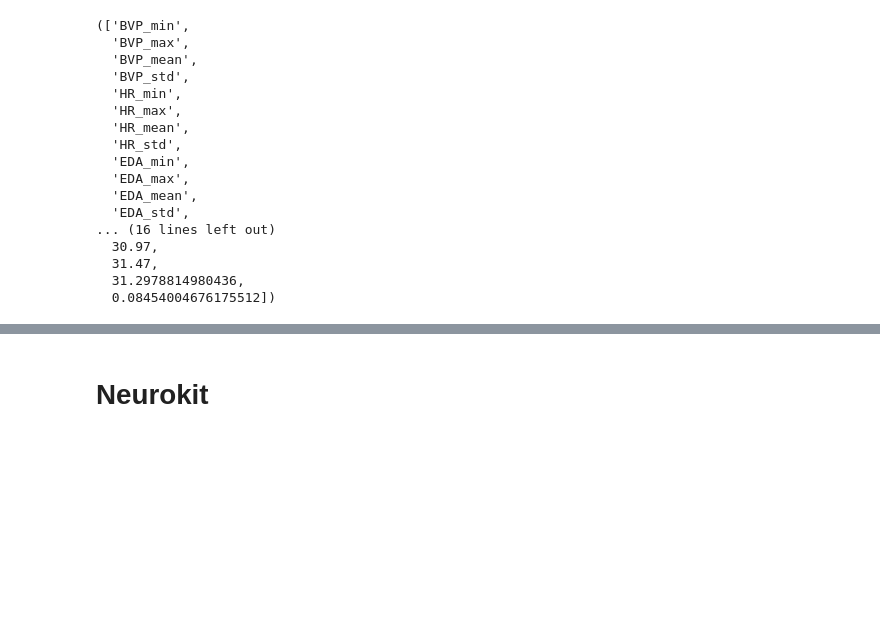
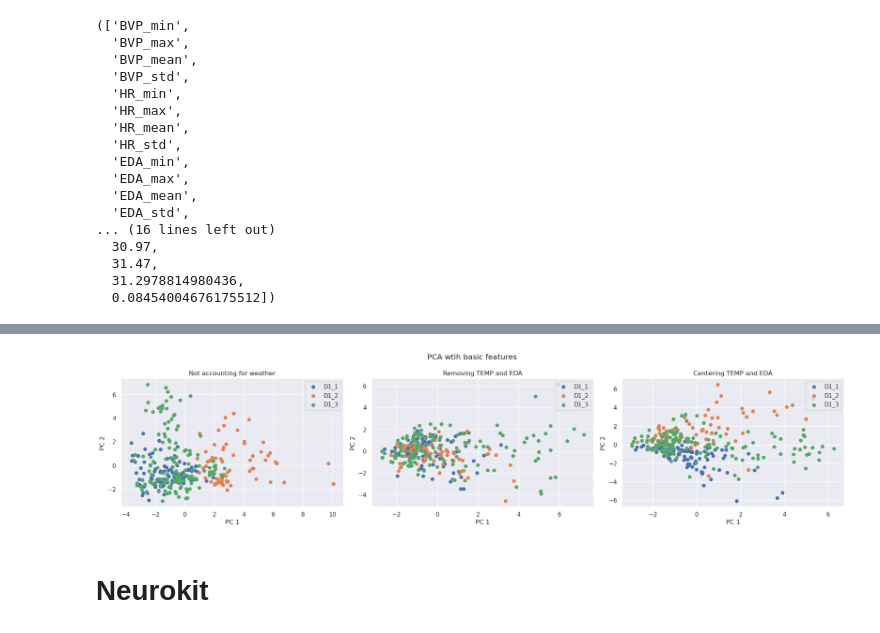
Before and after one commit to tbarcinski/02582-Computational-Data-Analysis, a Jupyter notebook: Case2/Explore.ipynb, the cells around one changed output, grey strips where cells are left out. Drawn from its saved outputs; the diff is of its cells as text; code cells hidden in the pictures; blank space fills up the shorter version.

```diff
--- a/Case2/Explore.ipynb
+++ b/Case2/Explore.ipynb
@@ -306,3 +354,50 @@ plt.show()
+# %%
+basic_ds = []
+for path in metadata['Path']:
+    feature_names, features = get_basic_features(path)
+    basic_ds.append(features)
+
+basic_ds = pd.DataFrame(basic_ds, columns = feature_names)
+basic_ds_no_weather = basic_ds[[x for x in basic_ds.columns if not x.startswith("EDA") and not x.startswith("TEMP")]]
+
+
+basic_ds_centered_weather = basic_ds.copy()
+
+for c in ["D1_1", "D1_2", "D1_3"]:
+    idxs = metadata["Cohort"].str.startswith(c)
+    supposed_source_of_variance = ["EDA", "TEMP"]
+    for stat in supposed_source_of_variance:
+        cols = [f"{stat}_min", f"{stat}_max", f"{stat}_mean"]
+        basic_ds_centered_weather.loc[idxs, basic_ds.columns.isin(cols)] = basic_ds_centered_weather.loc[idxs, basic_ds.columns.isin(cols)].subtract(basic_ds[f'{stat}_mean'], axis=0)
+
+
+
+fig, ax = plt.subplots(nrows=1, ncols=3)
+fig.set_figwidth(20)
+fig.suptitle("PCA wtih basic features")
+
+dfs = {"Not accounting for weather": basic_ds, "Removing TEMP and EDA": basic_ds_no_weather, "Centering TEMP and EDA": basic_ds_centered_weather}
+for i, dfitems in enumerate(dfs.items()):
+    title, ds = dfitems
+    X = StandardScaler().fit_transform(ds)
+    pca = PCA(n_components=2)
+    components = pca.fit_transform(X)
+    pca.explained_variance_ratio_
+
+    for c in ["D1_1", "D1_2", "D1_3"]:
+        idxs = metadata["Cohort"].str.startswith(c)
+        ax[i].scatter(components[idxs, 0], components[idxs, 1], label=c)
+
+    ax[i].set_title(title)
+    ax[i].legend(loc='upper right')
+    ax[i].set_xlabel("PC 1")
+    ax[i].set_ylabel("PC 2")
+
+plt.tight_layout()
+plt.savefig("figures/basic_features_pca_weather_comparison.png")
+plt.show()
+# %% [output]
+[figure, added]
 # %% [markdown]
 # Neurokit
 # %%
```
Also changed, not shown: parts of 8 cells of this notebook, 1 other file.
